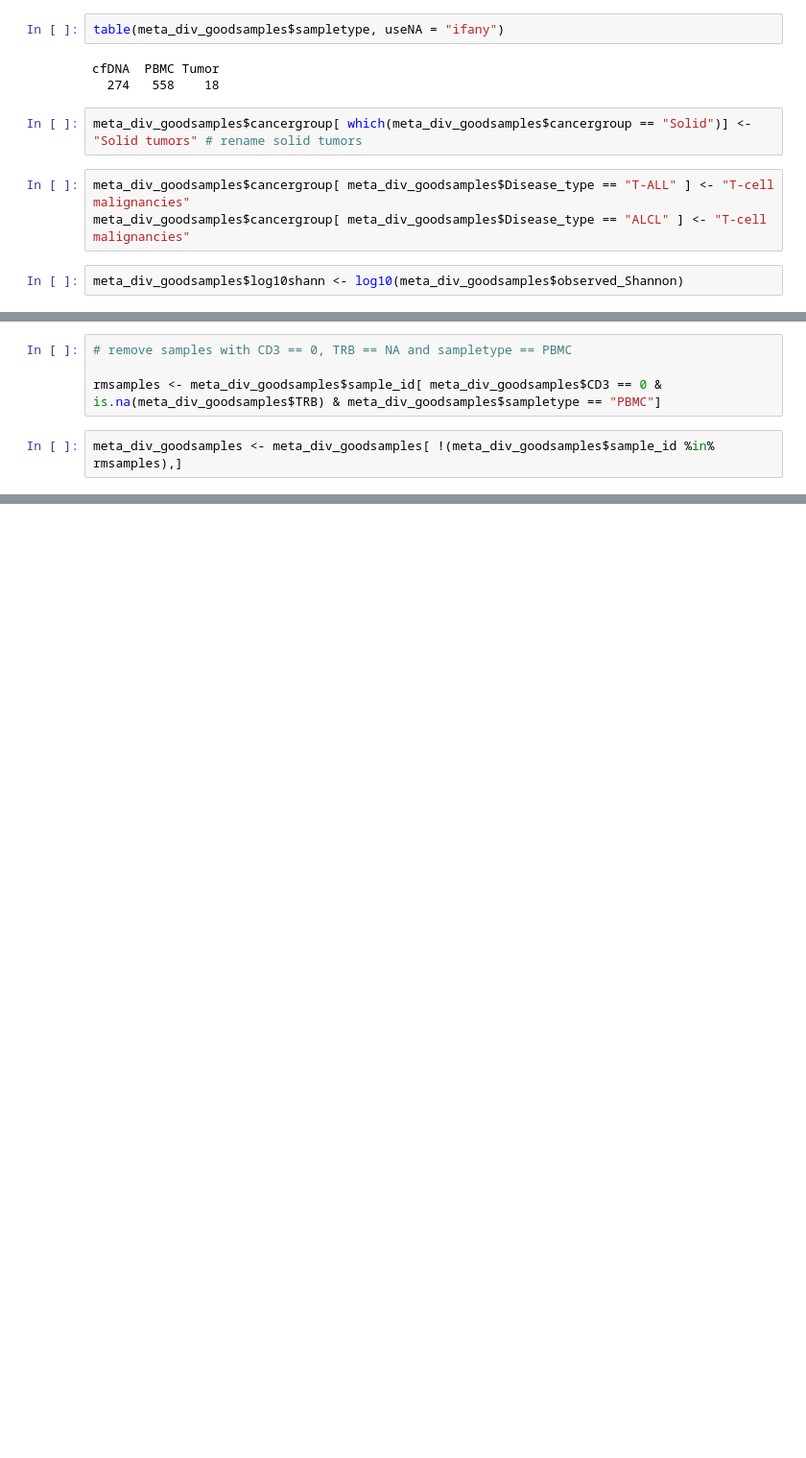
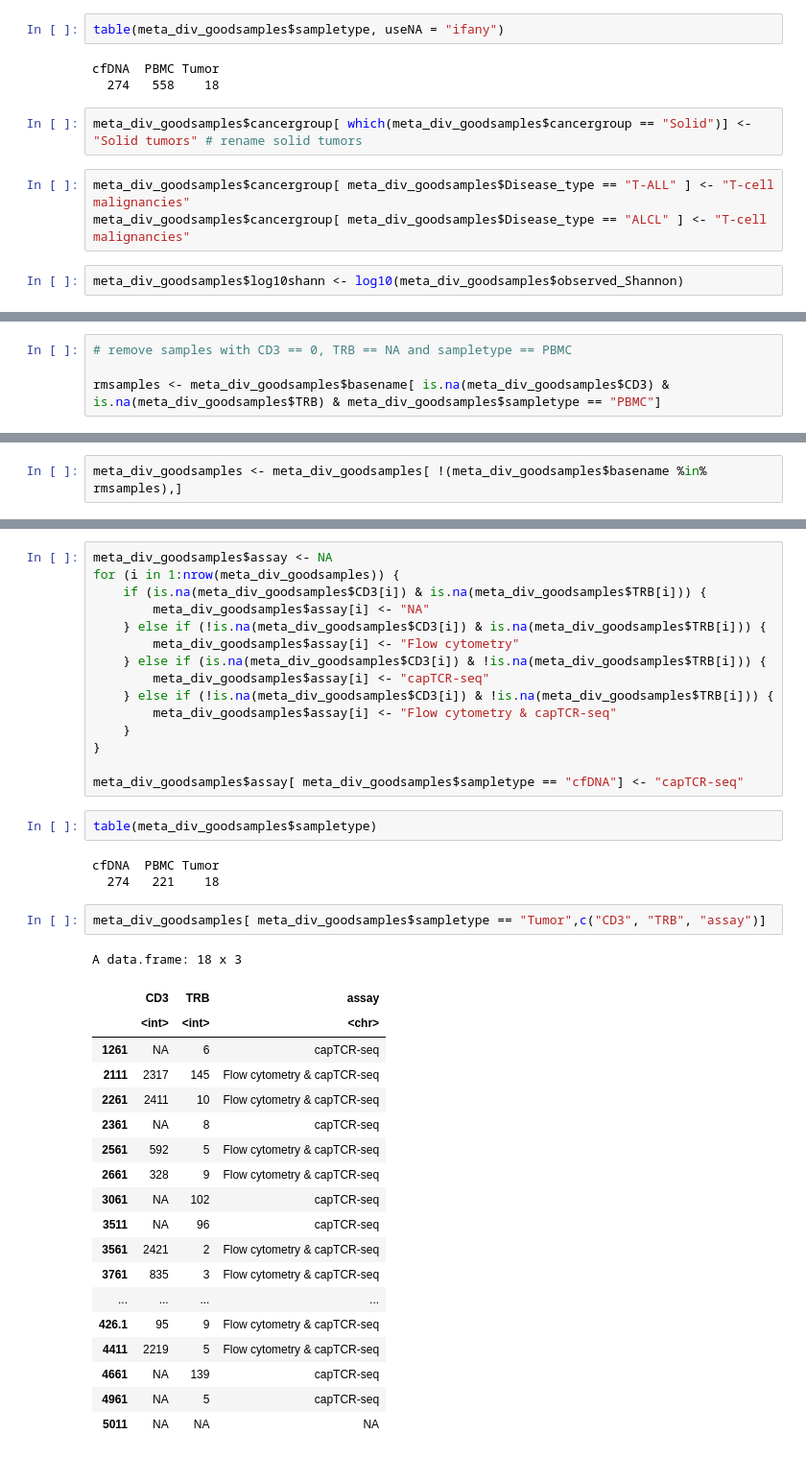
Before and after one commit to pughlab/ped_CapTCRseq, a Jupyter notebook: notebooks/08_master_data_goodSamples.ipynb, the cells around one changed output, grey strips where cells are left out. Shown at 96% size. Saved outputs shown, nothing was run; the diff lists cells and outputs as text; blank space fills up the shorter version.

```diff
--- a/notebooks/08_master_data_goodSamples.ipynb
+++ b/notebooks/08_master_data_goodSamples.ipynb
@@ -126,9 +129,7 @@ meta_div_goodsamples$log10shann <- log10(meta_div_goodsamples$observed_Shannon)
 # %%
 # remove samples with CD3 == 0, TRB == NA and sampletype == PBMC
 
-rmsamples <- meta_div_goodsamples$sample_id[ meta_div_goodsamples$CD3 == 0 & is.na(meta_div_goodsamples$TRB) & meta_div_goodsamples$sampletype == "PBMC"]
+rmsamples <- meta_div_goodsamples$basename[ is.na(meta_div_goodsamples$CD3) & is.na(meta_div_goodsamples$TRB) & meta_div_goodsamples$sampletype == "PBMC"]
-# %%
-meta_div_goodsamples <- meta_div_goodsamples[ !(meta_div_goodsamples$sample_id %in% rmsamples),]
 # %%
 table(meta_div_goodsamples$sampletype, useNA = "ifany")
 # %% [output]
@@ -136,0 +138,2 @@ cfDNA  PBMC Tumor
+# %%
+meta_div_goodsamples <- meta_div_goodsamples[ !(meta_div_goodsamples$basename %in% rmsamples),]
@@ -136,0 +145,42 @@ cfDNA  PBMC Tumor
+# %%
+meta_div_goodsamples$assay <- NA
+for (i in 1:nrow(meta_div_goodsamples)) {
+    if (is.na(meta_div_goodsamples$CD3[i]) & is.na(meta_div_goodsamples$TRB[i])) {
+        meta_div_goodsamples$assay[i] <- "NA"
+    } else if (!is.na(meta_div_goodsamples$CD3[i]) & is.na(meta_div_goodsamples$TRB[i])) {
+        meta_div_goodsamples$assay[i] <- "Flow cytometry"
+    } else if (is.na(meta_div_goodsamples$CD3[i]) & !is.na(meta_div_goodsamples$TRB[i])) {
+        meta_div_goodsamples$assay[i] <- "capTCR-seq"
+    } else if (!is.na(meta_div_goodsamples$CD3[i]) & !is.na(meta_div_goodsamples$TRB[i])) {
+        meta_div_goodsamples$assay[i] <- "Flow cytometry & capTCR-seq"
+    }
+}
+
+meta_div_goodsamples$assay[ meta_div_goodsamples$sampletype == "cfDNA"] <- "capTCR-seq"
+# %%
+table(meta_div_goodsamples$sampletype)
+# %% [output]
+cfDNA  PBMC Tumor
+  274   221    18
+# %%
+meta_div_goodsamples[ meta_div_goodsamples$sampletype == "Tumor",c("CD3", "TRB", "assay")]
+# %% [output]
+A data.frame: 18 x 3
+|  | CD3 | TRB | assay |
+|  | <int> | <int> | <chr> |
+| 1261 | NA | 6 | capTCR-seq |
+| 2111 | 2317 | 145 | Flow cytometry & capTCR-seq |
+| 2261 | 2411 | 10 | Flow cytometry & capTCR-seq |
+| 2361 | NA | 8 | capTCR-seq |
+| 2561 | 592 | 5 | Flow cytometry & capTCR-seq |
+| 2661 | 328 | 9 | Flow cytometry & capTCR-seq |
+| 3061 | NA | 102 | capTCR-seq |
+| 3511 | NA | 96 | capTCR-seq |
+| 3561 | 2421 | 2 | Flow cytometry & capTCR-seq |
+| 3761 | 835 | 3 | Flow cytometry & capTCR-seq |
+| ... | ... | ... | ... |
+| 426.1 | 95 | 9 | Flow cytometry & capTCR-seq |
+| 4411 | 2219 | 5 | Flow cytometry & capTCR-seq |
+| 4661 | NA | 139 | capTCR-seq |
+| 4961 | NA | 5 | capTCR-seq |
+| 5011 | NA | NA | NA |
```
Also changed, not shown: parts of 20 cells of this notebook, 2 other files.
